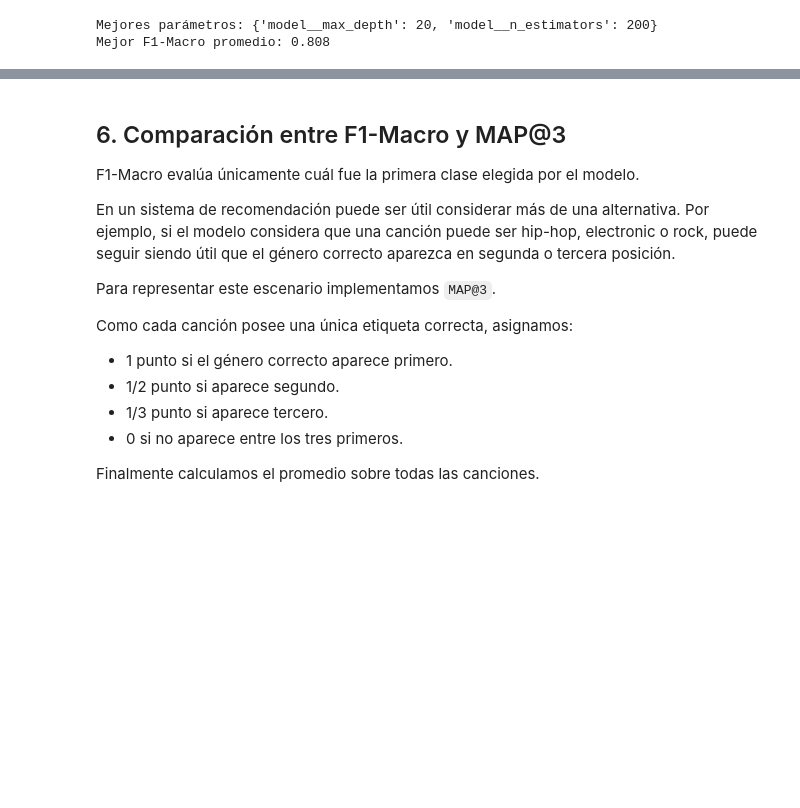
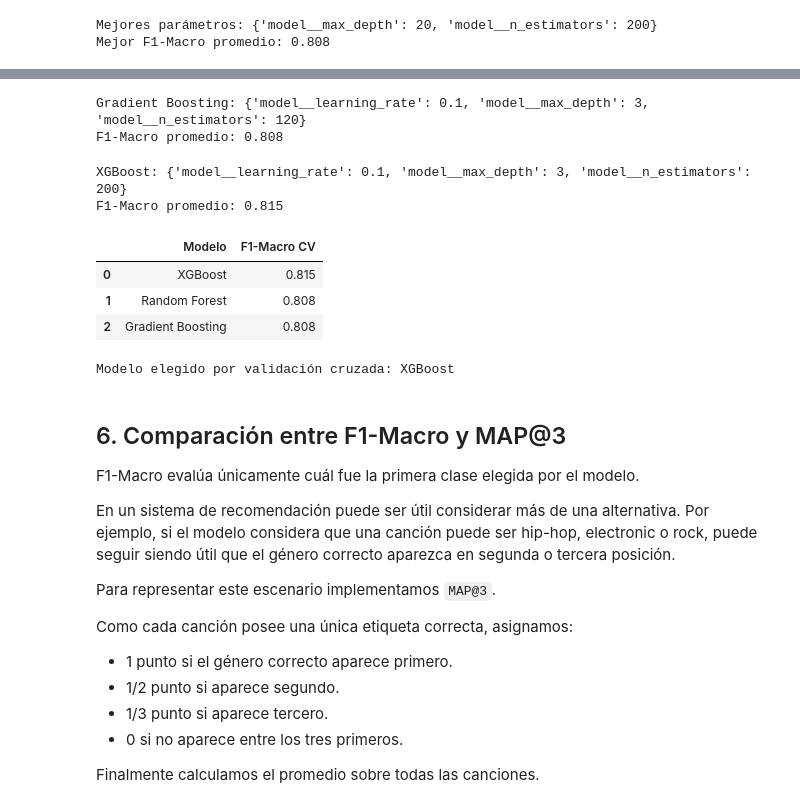
Before and after one commit to lourdesMV/TD6-TP2, a Jupyter notebook: spotify.ipynb, the cells around one changed output, grey strips where cells are left out. Drawn from its saved outputs; the diff is of its cells as text; code cells hidden in the pictures; blank space fills up the shorter version.

```diff
--- a/spotify.ipynb
+++ b/spotify.ipynb
@@ -546,3 +603,58 @@ La mejora respecto del Random Forest inicial no es muy grande, pero la búsqueda
+# %%
+parametros_gb = [
+    {"model__n_estimators": [120], "model__learning_rate": [0.1], "model__max_depth": [2]},
+    {"model__n_estimators": [180], "model__learning_rate": [0.05], "model__max_depth": [2]},
+    {"model__n_estimators": [120], "model__learning_rate": [0.1], "model__max_depth": [3]},
+    {"model__n_estimators": [200], "model__learning_rate": [0.05], "model__max_depth": [3]},
+]
+
+busqueda_gb = GridSearchCV(
+    modelo_gb, parametros_gb, scoring="f1_macro", cv=cv, n_jobs=1
+)
+busqueda_gb.fit(X_train, y_train)
+print("Gradient Boosting:", busqueda_gb.best_params_)
+print("F1-Macro promedio:", round(busqueda_gb.best_score_, 3))
+# %% [output]
+Gradient Boosting: {'model__learning_rate': 0.1, 'model__max_depth': 3, 'model__n_estimators': 120}
+F1-Macro promedio: 0.808
+# %%
+parametros_xgb = {
+    "model__n_estimators": [200, 400],
+    "model__max_depth": [2, 3],
+    "model__learning_rate": [0.05, 0.1],
+}
+
+busqueda_xgb = GridSearchCV(
+    modelo_xgb, parametros_xgb, scoring="f1_macro", cv=cv, n_jobs=1
+)
+busqueda_xgb.fit(X_train, y_train)
+print("XGBoost:", busqueda_xgb.best_params_)
+print("F1-Macro promedio:", round(busqueda_xgb.best_score_, 3))
+# %% [output]
+XGBoost: {'model__learning_rate': 0.1, 'model__max_depth': 3, 'model__n_estimators': 200}
+F1-Macro promedio: 0.815
+# %%
+resumen_busquedas = pd.DataFrame([
+    {"Modelo": "Random Forest", "F1-Macro CV": busqueda_f1.best_score_},
+    {"Modelo": "Gradient Boosting", "F1-Macro CV": busqueda_gb.best_score_},
+    {"Modelo": "XGBoost", "F1-Macro CV": busqueda_xgb.best_score_},
+]).sort_values("F1-Macro CV", ascending=False).reset_index(drop=True)
+
+modelos_ajustados = {
+    "Random Forest": busqueda_f1.best_estimator_,
+    "Gradient Boosting": busqueda_gb.best_estimator_,
+    "XGBoost": busqueda_xgb.best_estimator_,
+}
+nombre_modelo_competencia = resumen_busquedas.loc[0, "Modelo"]
+modelo_competencia = modelos_ajustados[nombre_modelo_competencia]
+display(resumen_busquedas.round(3))
+print("Modelo elegido por validación cruzada:", nombre_modelo_competencia)
+# %% [output]
+|  | Modelo | F1-Macro CV |
+| 0 | XGBoost | 0.815 |
+| 1 | Random Forest | 0.808 |
+| 2 | Gradient Boosting | 0.808 |
+Modelo elegido por validación cruzada: XGBoost
 # %% [markdown]
 ## 6. Comparación entre F1-Macro y MAP@3
 
```
Also changed, not shown: parts of 22 cells of this notebook, 2 other files.
